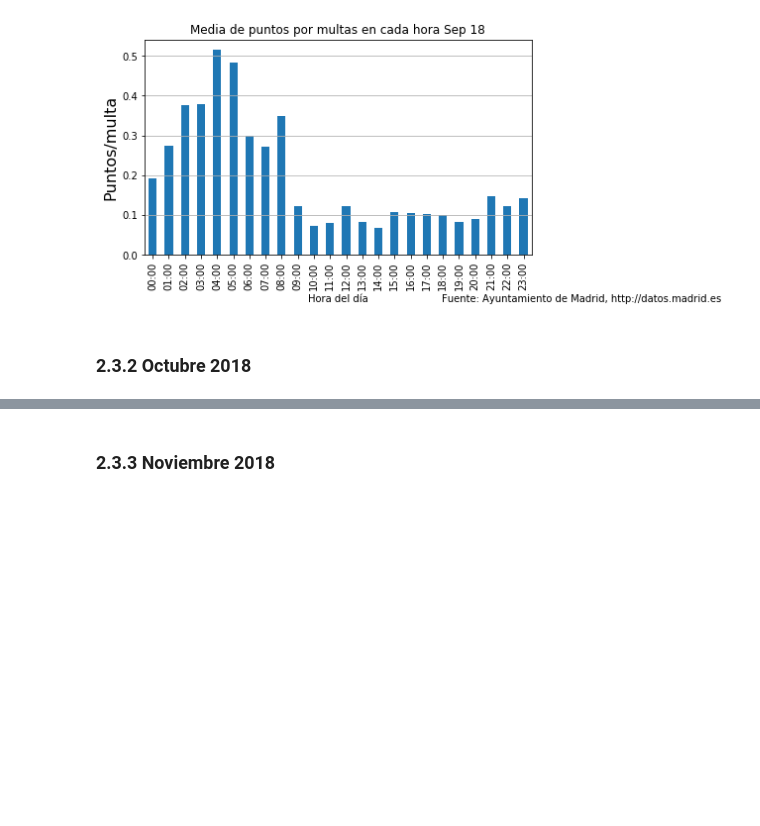
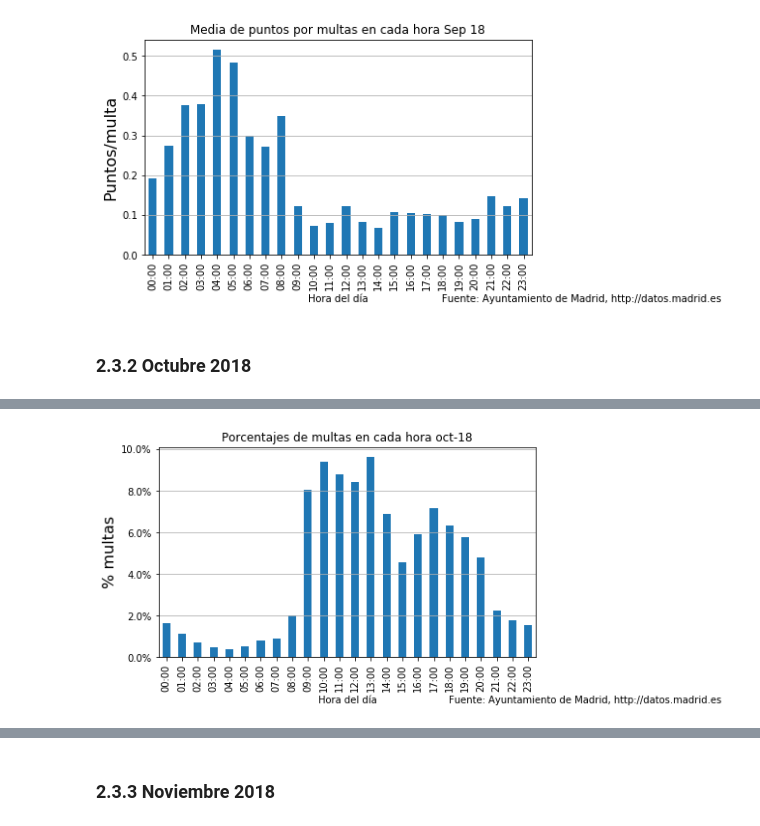
Before and after one commit to edisonsalinas/Proyecto_python, a Jupyter notebook: Trabajo_Final.ipynb, the cells around one changed output, grey strips where cells are left out. Saved outputs shown, nothing was run; the diff lists cells and outputs as text; code cells hidden in the pictures; blank space fills up the shorter version.

```diff
--- a/Trabajo_Final.ipynb
+++ b/Trabajo_Final.ipynb
@@ -288,0 +367,17 @@ oct18 = pd.read_csv(path_web1018, sep=';', encoding='windows-1250',
+# %%
+oct18_hist_porcentaje=oct18['hora_entera'].value_counts().sort_index(axis=0)/len(oct18)*100
+fig = plt.figure(1, (7,4))
+ax = fig.add_subplot(1,1,1)
+ax=oct18_hist_porcentaje.plot.bar()
+ax.locator_params(axis='y',nbins=10)
+ax.set_xlabel('Hora del día')
+ax.set_ylabel('% multas',size=16)
+ax.grid(axis='y')
+ax.set_title('Porcentajes de multas en cada hora oct-18')
+fmt = '%3.1f%%'
+yticks = mtick.FormatStrFormatter(fmt)
+ax.yaxis.set_major_formatter(yticks)
+fig.suptitle('Fuente: Ayuntamiento de Madrid, http://datos.madrid.es',size=10,x=1,y=-0.01)
+fig.savefig('oct18_hora_porcentaje_oct18',bbox_inches = 'tight')
+# %% [output]
+[figure, added]
```
Also changed, not shown: parts of 117 cells of this notebook.
